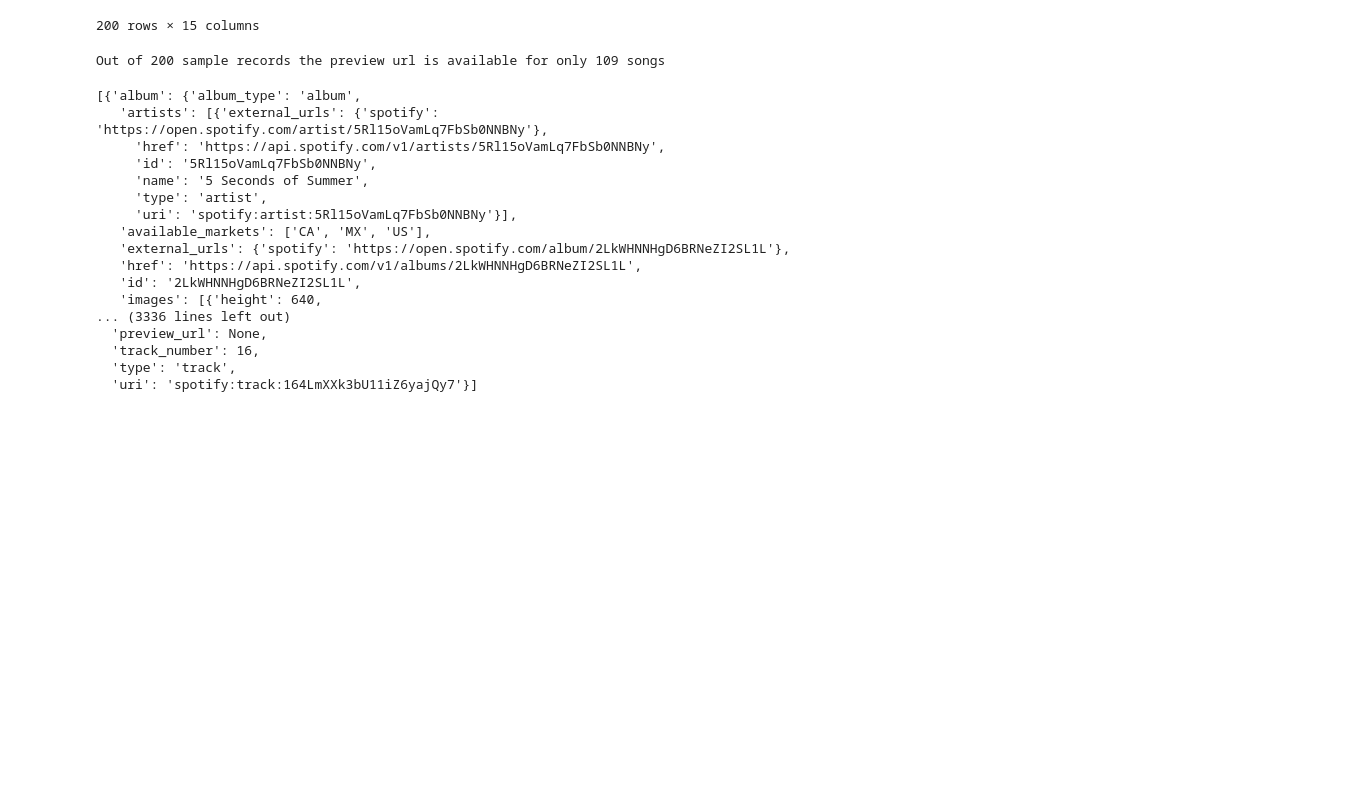
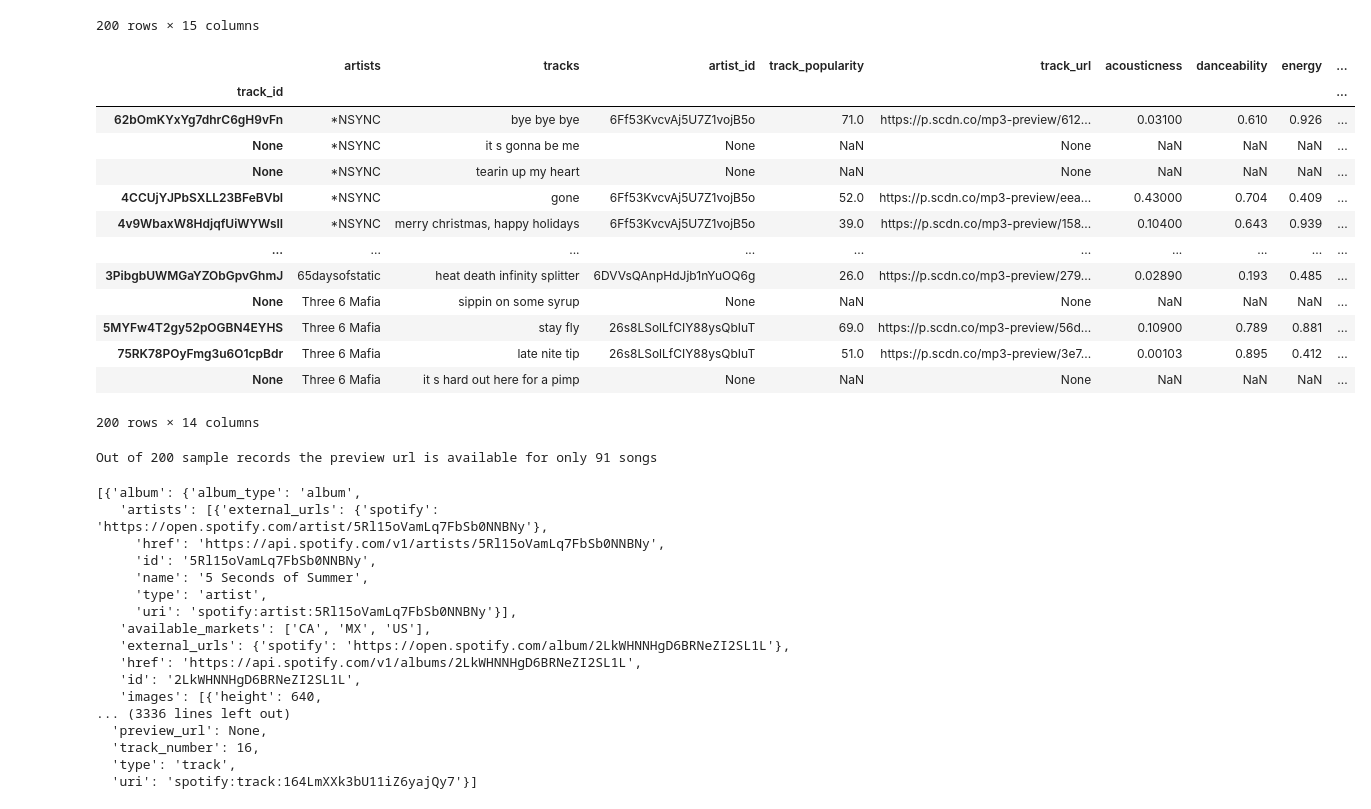
Before and after one commit to yash-td/Dataset_Creation, a Jupyter notebook: main_notebook.ipynb, the cells around one changed output. Drawn from its saved outputs; the diff is of its cells as text; code cells hidden in the pictures; blank space fills up the shorter version.

```diff
--- a/main_notebook.ipynb
+++ b/main_notebook.ipynb
@@ -102,9 +102,17 @@ In track_preview_available function I am checking that the query returned by spo
 In is_same_artist function I check whether the artist the we found in our query is the same one from our dataset.
 '''
 def is_same_artist_and_title(query, artist, title, index):
-    if pre_process_text(artist[index]) in pre_process_text(query['tracks']['items'][0]['artists'][0]['name']):
-        if pre_process_text(title[index]) in pre_process_text(query['tracks']['items'][0]['name']):
-            return True
+    is_same_artist = pre_process_text(artist[index]) in pre_process_text(query['tracks']['items'][0]['artists'][0]['name'])
+    is_same_title = pre_process_text(title[index]) in pre_process_text(query['tracks']['items'][0]['name'])
+    return is_same_artist and is_same_title
+
+    # if pre_process_text(artist[index]) in pre_process_text(query['tracks']['items'][0]['artists'][0]['name']):
+    #     if pre_process_text(title[index]) in pre_process_text(query['tracks']['items'][0]['name']):
+    #         return True
+    #     else:
+    #         return False
+    # else:
+    #     return False
 
 def track_preview_available(query):
     if query['tracks']['items']:
@@ -115,6 +123,8 @@ def track_preview_available(query):
 def artist_available(query):
     if query['tracks']['items']:
         return True
+    else:
+        return False
 
 def get_audio_features(track_id, chunk_size):
     audio_features_list = []
@@ -336,6 +346,23 @@ final_df
 200 rows × 15 columns
 # %%
 # Downloading these songs according to track id
-track_data.set_index('track_id',inplace=True)
-track_data.to_csv('track_data.csv')
+final_df.set_index('track_id',inplace=True)
+final_df.to_csv('track_data.csv')
+# %%
+final_df
+# %% [output]
+|  | artists | tracks | artist_id | track_popularity | track_url | acousticness | danceability | energy | ... |
+| track_id |  |  |  |  |  |  |  |  | ... |
+| 62bOmKYxYg7dhrC6gH9vFn | *NSYNC | bye bye bye | 6Ff53KvcvAj5U7Z1vojB5o | 71.0 | https://p.scdn.co/mp3-preview/612... | 0.03100 | 0.610 | 0.926 | ... |
+| None | *NSYNC | it s gonna be me | None | NaN | None | NaN | NaN | NaN | ... |
+| None | *NSYNC | tearin up my heart | None | NaN | None | NaN | NaN | NaN | ... |
+| 4CCUjYJPbSXLL23BFeBVbI | *NSYNC | gone | 6Ff53KvcvAj5U7Z1vojB5o | 52.0 | https://p.scdn.co/mp3-preview/eea... | 0.43000 | 0.704 | 0.409 | ... |
+| 4v9WbaxW8HdjqfUiWYWsII | *NSYNC | merry christmas, happy holidays | 6Ff53KvcvAj5U7Z1vojB5o | 39.0 | https://p.scdn.co/mp3-preview/158... | 0.10400 | 0.643 | 0.939 | ... |
+| ... | ... | ... | ... | ... | ... | ... | ... | ... | ... |
+| 3PibgbUWMGaYZObGpvGhmJ | 65daysofstatic | heat death infinity splitter | 6DVVsQAnpHdJjb1nYuOQ6g | 26.0 | https://p.scdn.co/mp3-preview/279... | 0.02890 | 0.193 | 0.485 | ... |
+| None | Three 6 Mafia | sippin on some syrup | None | NaN | None | NaN | NaN | NaN | ... |
+| 5MYFw4T2gy52pOGBN4EYHS | Three 6 Mafia | stay fly | 26s8LSolLfCIY88ysQbIuT | 69.0 | https://p.scdn.co/mp3-preview/56d... | 0.10900 | 0.789 | 0.881 | ... |
+| 75RK78POyFmg3u6O1cpBdr | Three 6 Mafia | late nite tip | 26s8LSolLfCIY88ysQbIuT | 51.0 | https://p.scdn.co/mp3-preview/3e7... | 0.00103 | 0.895 | 0.412 | ... |
+| None | Three 6 Mafia | it s hard out here for a pimp | None | NaN | None | NaN | NaN | NaN | ... |
+200 rows × 14 columns
 # %%
@@ -355,7 +384,7 @@ for id in preview_url:
 count
 print(f'Out of 200 sample records the preview url is available for only {int(200-count)} songs')
 # %% [output]
-Out of 200 sample records the preview url is available for only 109 songs
+Out of 200 sample records the preview url is available for only 91 songs
 # %%
 x = sp.search('artist: 5 Seconds of Summer track: she looks so perfect',type='track')
 x['tracks']['items']
```
Also changed, not shown: parts of 1 cell of this notebook, 1 other file.
